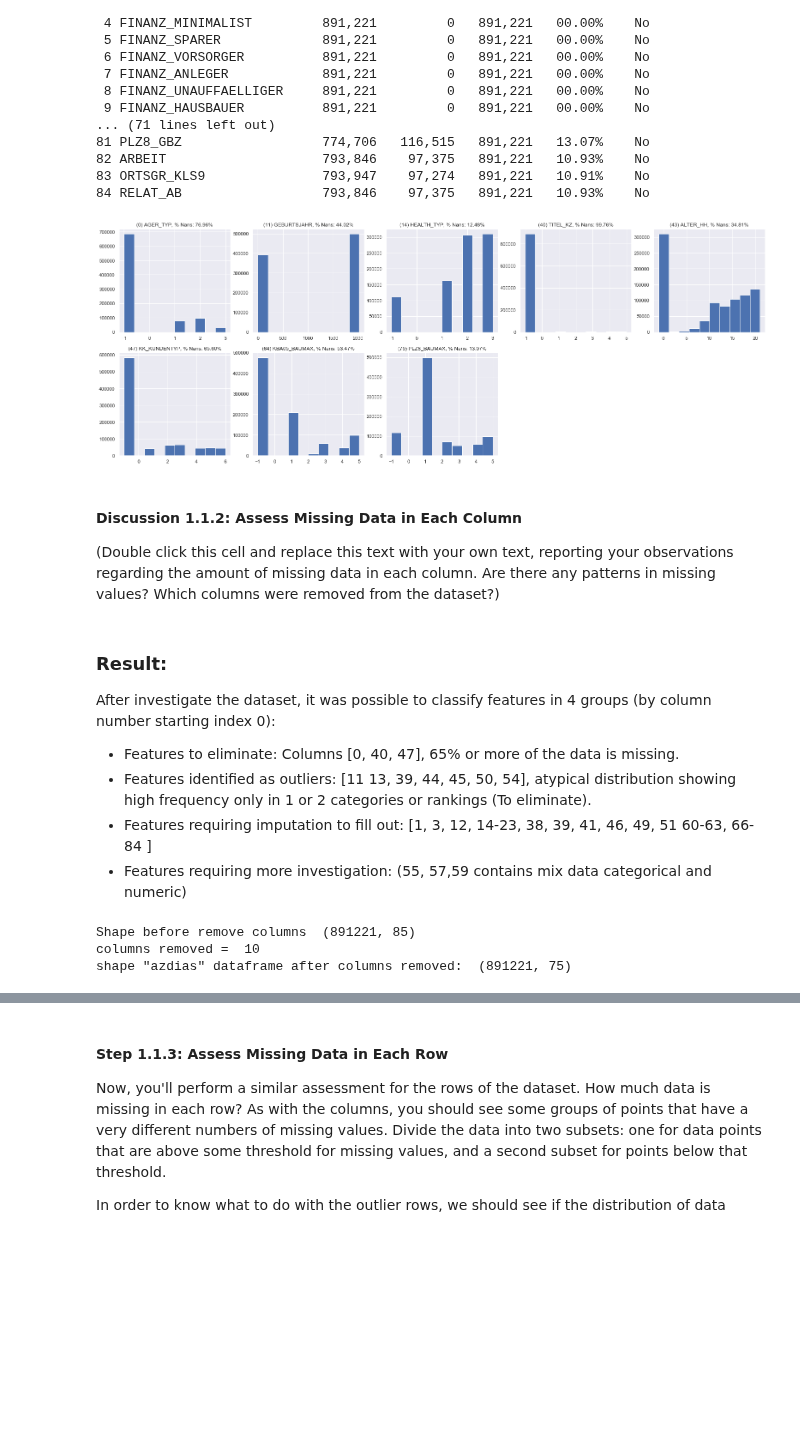
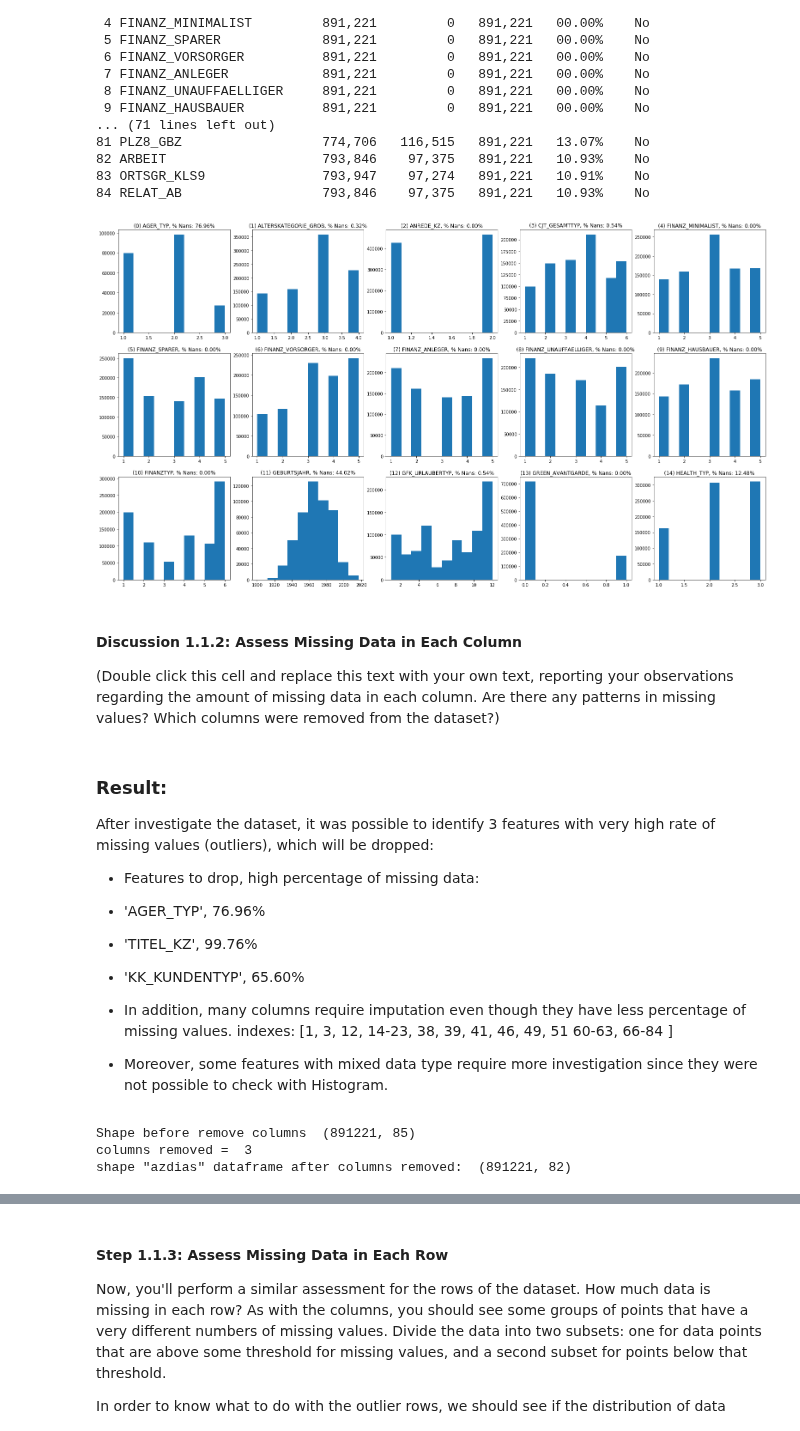
Before and after one commit to brosales8/customer_segmentation, a Jupyter notebook: Identify_Customer_Segments.ipynb, the cells around one changed output, grey strips where cells are left out. Drawn from its saved outputs; the diff is of its cells as text; code cells hidden in the pictures; blank space fills up the shorter version.

```diff
--- a/Identify_Customer_Segments.ipynb
+++ b/Identify_Customer_Segments.ipynb
@@ -239,43 +239,47 @@ def dataframe_hist(dataframe, rows, columns, interesting_cols):
         percentage_nan = nan_values / total *100
 
         plt.title('({}) {}, % Nans: {:04.2f}%'.format(interesting_cols[i-1], e, percentage_nan))
-        plt.hist(dataframe[e].replace(np.nan, -1, inplace = False), align='mid')
+        plt.hist(dataframe[e].dropna(), align='mid')
         i += 1
 
     plt.show
 # %%
 # Call function 'dataframe_hist to investigate distribution per feature'
 # Columns selectioned present missing values per column greater than 70%
-interesting_cols = [0, 11, 14, 40, 43, 47, 64, 79]
+# interesting_cols = [0, 39, 40, 43, 47, 64, 79]
+interesting_cols = range(0,15)
 dataframe_hist(azdias , 3, 5, interesting_cols)
 # %% [output]
-[figure, old version]
+[figure, new version]
 # %% [markdown]
 #### Discussion 1.1.2: Assess Missing Data in Each Column
 
 (Double click this cell and replace this text with your own text, reporting your observations regarding the amount of missing data in each column. Are there any patterns in missing values? Which columns were removed from the dataset?)
-# %% [markdown]
-### Result:
-After investigate the dataset, it was possible to classify features in 4 groups (by column number starting index 0):
-
-- Features to eliminate: Columns [0, 40, 47], 65% or more of the data is missing.
-- Features identified as outliers: [11 13, 39, 44, 45, 50, 54], atypical distribution showing high frequency only in 1 or 2 categories or rankings (To eliminate).
-- Features requiring imputation to fill out: [1, 3, 12, 14-23, 38, 39, 41, 46, 49, 51 60-63, 66-84  ]
-- Features requiring more investigation: (55, 57,59 contains mix data categorical and numeric)
+# %% [markdown]
+### Result:
+After investigate the dataset, it was possible to identify 3 features with very high rate of missing values (outliers), which will be dropped:
+
+- Features to drop, high percentage of missing data:
+ - 'AGER_TYP', 76.96%
+ - 'TITEL_KZ', 99.76%
+ - 'KK_KUNDENTYP', 65.60%
+
+- In addition, many columns require imputation even though they have less percentage of missing values. indexes: [1, 3, 12, 14-23, 38, 39, 41, 46, 49, 51 60-63, 66-84  ]
+- Moreover, some features with mixed data type require more investigation since they were not possible to check with Histogram.
 # %%
 # Remove the outlier columns from the dataset. (You'll perform other data
 # engineering tasks such as re-encoding and imputation later.)
 
 print('Shape before remove columns ', azdias.shape)
 # Drop 10 columns according to mentioned before.
-cols_to_drop = ['AGER_TYP','GEBURTSJAHR', 'GREEN_AVANTGARDE','SOHO_KZ','TITEL_KZ','ANZ_PERSONEN','ANZ_TITEL','KK_KUNDENTYP','ANZ_HAUSHALTE_AKTIV','MIN_GEBAEUDEJAHR']
+cols_to_drop = ['AGER_TYP','TITEL_KZ','KK_KUNDENTYP']
 azdias.drop(columns= cols_to_drop, inplace = True)
 print('columns removed = ', len(cols_to_drop))
 print('shape "azdias" dataframe after columns removed: ', azdias.shape)
 # %% [output]
 Shape before remove columns  (891221, 85)
-columns removed =  10
-shape "azdias" dataframe after columns removed:  (891221, 75)
+columns removed =  3
+shape "azdias" dataframe after columns removed:  (891221, 82)
 # %%
 count_nulls(azdias, 0.65)
 # %% [output]
```
Also changed, not shown: parts of 11 cells of this notebook.
